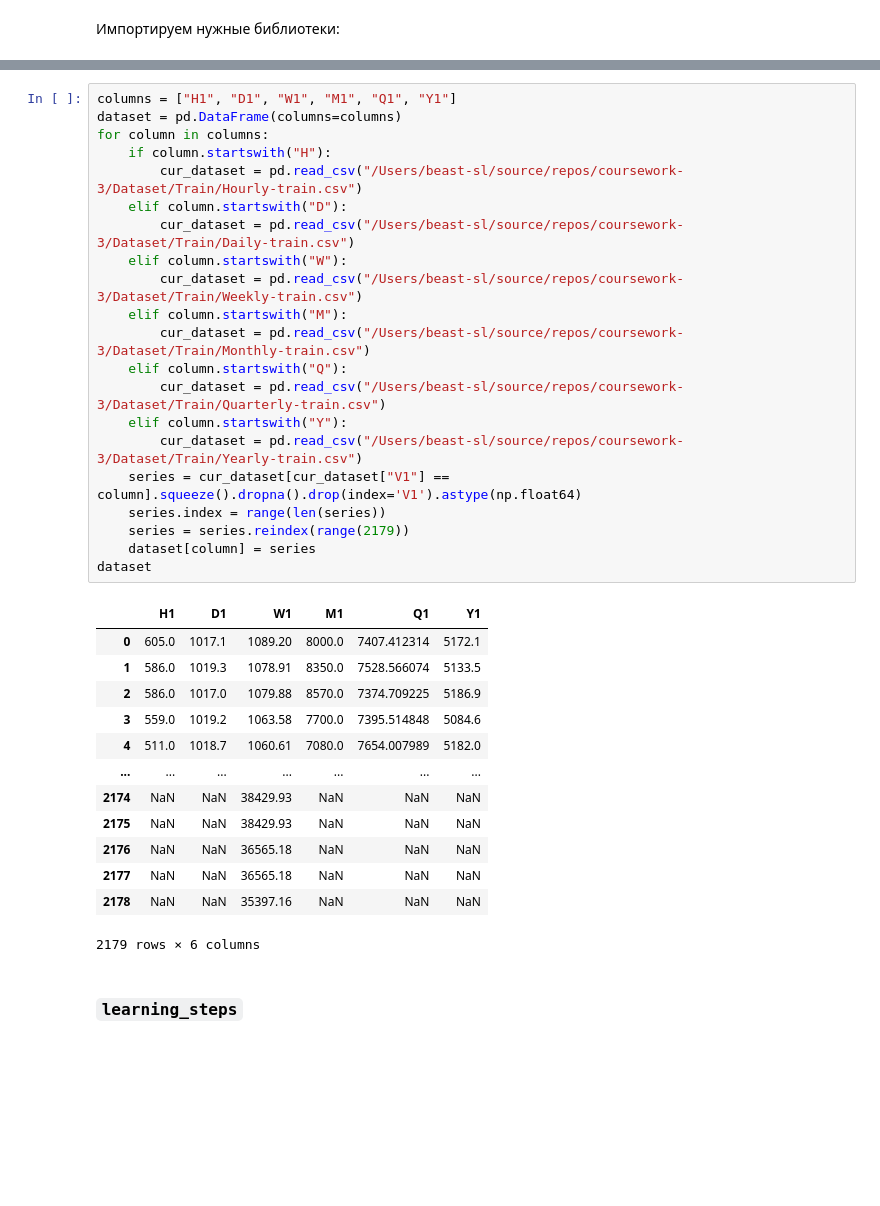
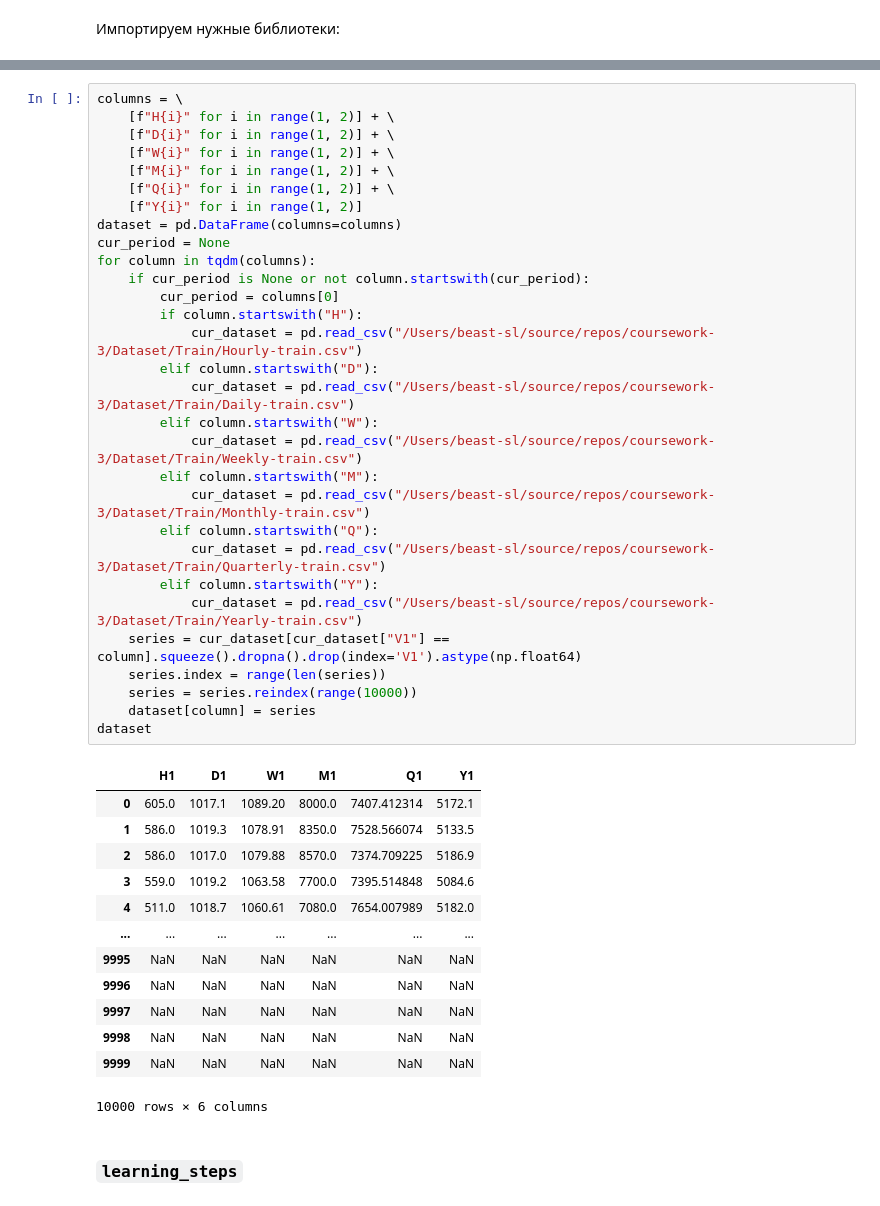
Before and after one commit to beastSL/coursework-3, a Jupyter notebook: experiments/parameters_testing.ipynb, the cells around one changed output, grey strips where cells are left out. Cells and saved outputs as stored; diff of their text form; blank space fills up the shorter version.

```diff
--- a/experiments/parameters_testing.ipynb
+++ b/experiments/parameters_testing.ipynb
@@ -52,38 +63,47 @@ warnings.filterwarnings("ignore")
 # %%
-columns = ["H1", "D1", "W1", "M1", "Q1", "Y1"]
+columns = \
+    [f"H{i}" for i in range(1, 2)] + \
+    [f"D{i}" for i in range(1, 2)] + \
+    [f"W{i}" for i in range(1, 2)] + \
+    [f"M{i}" for i in range(1, 2)] + \
+    [f"Q{i}" for i in range(1, 2)] + \
+    [f"Y{i}" for i in range(1, 2)]
 dataset = pd.DataFrame(columns=columns)
-for column in columns:
-    if column.startswith("H"):
-        cur_dataset = pd.read_csv("/Users/beast-sl/source/repos/coursework-3/Dataset/Train/Hourly-train.csv")
-    elif column.startswith("D"):
-        cur_dataset = pd.read_csv("/Users/beast-sl/source/repos/coursework-3/Dataset/Train/Daily-train.csv")
-    elif column.startswith("W"):
-        cur_dataset = pd.read_csv("/Users/beast-sl/source/repos/coursework-3/Dataset/Train/Weekly-train.csv")
-    elif column.startswith("M"):
-        cur_dataset = pd.read_csv("/Users/beast-sl/source/repos/coursework-3/Dataset/Train/Monthly-train.csv")
-    elif column.startswith("Q"):
-        cur_dataset = pd.read_csv("/Users/beast-sl/source/repos/coursework-3/Dataset/Train/Quarterly-train.csv")
-    elif column.startswith("Y"):
-        cur_dataset = pd.read_csv("/Users/beast-sl/source/repos/coursework-3/Dataset/Train/Yearly-train.csv")
+cur_period = None
+for column in tqdm(columns):
+    if cur_period is None or not column.startswith(cur_period):
+        cur_period = columns[0]
+        if column.startswith("H"):
+            cur_dataset = pd.read_csv("/Users/beast-sl/source/repos/coursework-3/Dataset/Train/Hourly-train.csv")
+        elif column.startswith("D"):
+            cur_dataset = pd.read_csv("/Users/beast-sl/source/repos/coursework-3/Dataset/Train/Daily-train.csv")
+        elif column.startswith("W"):
+            cur_dataset = pd.read_csv("/Users/beast-sl/source/repos/coursework-3/Dataset/Train/Weekly-train.csv")
+        elif column.startswith("M"):
+            cur_dataset = pd.read_csv("/Users/beast-sl/source/repos/coursework-3/Dataset/Train/Monthly-train.csv")
+        elif column.startswith("Q"):
+            cur_dataset = pd.read_csv("/Users/beast-sl/source/repos/coursework-3/Dataset/Train/Quarterly-train.csv")
+        elif column.startswith("Y"):
+            cur_dataset = pd.read_csv("/Users/beast-sl/source/repos/coursework-3/Dataset/Train/Yearly-train.csv")
     series = cur_dataset[cur_dataset["V1"] == column].squeeze().dropna().drop(index='V1').astype(np.float64)
     series.index = range(len(series))
-    series = series.reindex(range(2179))
+    series = series.reindex(range(10000))
     dataset[column] = series
 dataset
 # %% [output]
 |  | H1 | D1 | W1 | M1 | Q1 | Y1 |
 | 0 | 605.0 | 1017.1 | 1089.20 | 8000.0 | 7407.412314 | 5172.1 |
 | 1 | 586.0 | 1019.3 | 1078.91 | 8350.0 | 7528.566074 | 5133.5 |
 | 2 | 586.0 | 1017.0 | 1079.88 | 8570.0 | 7374.709225 | 5186.9 |
 | 3 | 559.0 | 1019.2 | 1063.58 | 7700.0 | 7395.514848 | 5084.6 |
 | 4 | 511.0 | 1018.7 | 1060.61 | 7080.0 | 7654.007989 | 5182.0 |
 | ... | ... | ... | ... | ... | ... | ... |
-| 2174 | NaN | NaN | 38429.93 | NaN | NaN | NaN |
-| 2175 | NaN | NaN | 38429.93 | NaN | NaN | NaN |
-| 2176 | NaN | NaN | 36565.18 | NaN | NaN | NaN |
-| 2177 | NaN | NaN | 36565.18 | NaN | NaN | NaN |
-| 2178 | NaN | NaN | 35397.16 | NaN | NaN | NaN |
+| 9995 | NaN | NaN | NaN | NaN | NaN | NaN |
+| 9996 | NaN | NaN | NaN | NaN | NaN | NaN |
+| 9997 | NaN | NaN | NaN | NaN | NaN | NaN |
+| 9998 | NaN | NaN | NaN | NaN | NaN | NaN |
+| 9999 | NaN | NaN | NaN | NaN | NaN | NaN |
-2179 rows × 6 columns
+10000 rows × 6 columns
 # %% [markdown]
 ### `learning_steps`
 # %% [markdown]
```
Also changed, not shown: parts of 24 cells of this notebook, 42 other files.
